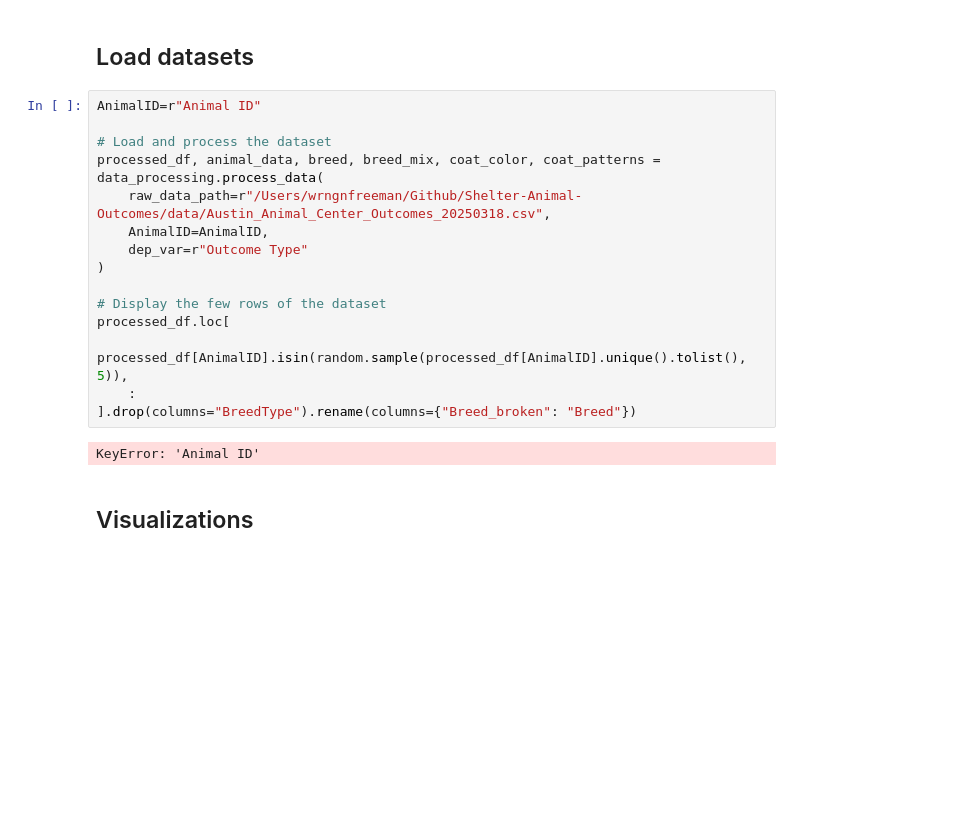
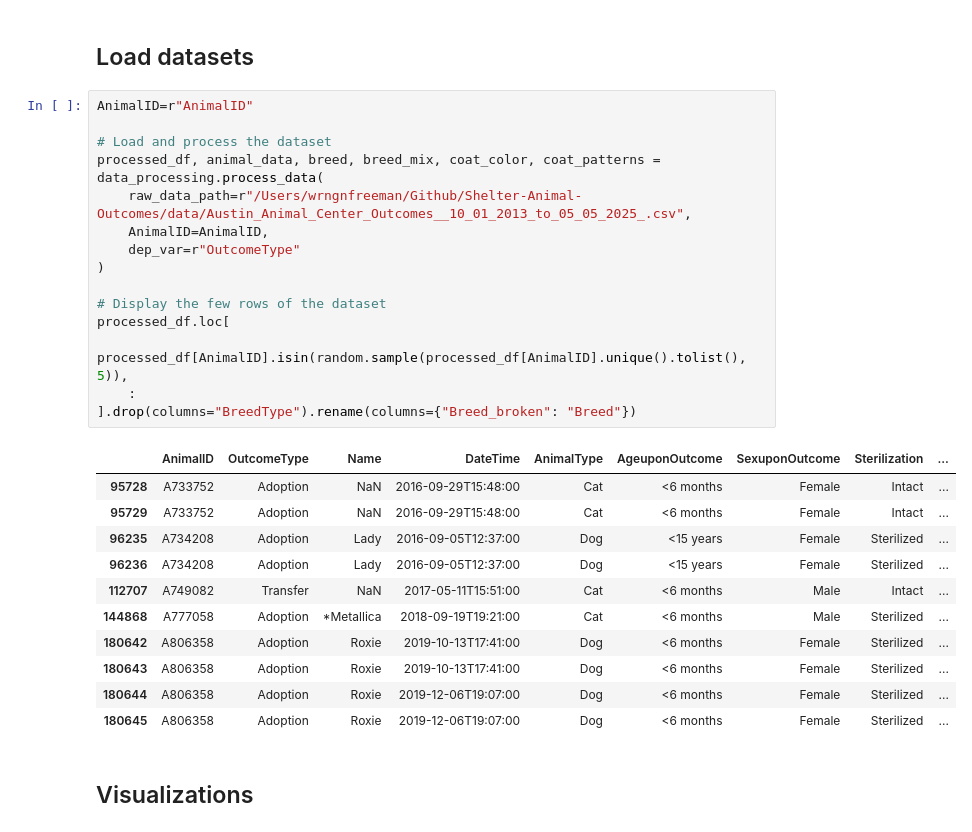
Before and after one commit to sandeepsanyal/Shelter-Animal-Outcomes, a Jupyter notebook: notebooks/exploratory_analysis.ipynb, the cells around one changed output. Cells and saved outputs as stored; diff of their text form; blank space fills up the shorter version.

```diff
--- a/notebooks/exploratory_analysis.ipynb
+++ b/notebooks/exploratory_analysis.ipynb
@@ -22,22 +22,32 @@ import data_processing, viz
 # %% [markdown]
 ## Load datasets
 # %%
-AnimalID=r"Animal ID"
+AnimalID=r"AnimalID"
 
 # Load and process the dataset
 processed_df, animal_data, breed, breed_mix, coat_color, coat_patterns = data_processing.process_data(
-    raw_data_path=r"/Users/wrngnfreeman/Github/Shelter-Animal-Outcomes/data/Austin_Animal_Center_Outcomes_20250318.csv",
+    raw_data_path=r"/Users/wrngnfreeman/Github/Shelter-Animal-Outcomes/data/Austin_Animal_Center_Outcomes__10_01_2013_to_05_05_2025_.csv",
     AnimalID=AnimalID,
-    dep_var=r"Outcome Type"
+    dep_var=r"OutcomeType"
 )
 
 # Display the few rows of the dataset
 processed_df.loc[
     processed_df[AnimalID].isin(random.sample(processed_df[AnimalID].unique().tolist(), 5)),
     :
 ].drop(columns="BreedType").rename(columns={"Breed_broken": "Breed"})
 # %% [output]
-KeyError: 'Animal ID'
+|  | AnimalID | OutcomeType | Name | DateTime | AnimalType | AgeuponOutcome | SexuponOutcome | Sterilization | ... |
+| 95728 | A733752 | Adoption | NaN | 2016-09-29T15:48:00 | Cat | <6 months | Female | Intact | ... |
+| 95729 | A733752 | Adoption | NaN | 2016-09-29T15:48:00 | Cat | <6 months | Female | Intact | ... |
+| 96235 | A734208 | Adoption | Lady | 2016-09-05T12:37:00 | Dog | <15 years | Female | Sterilized | ... |
+| 96236 | A734208 | Adoption | Lady | 2016-09-05T12:37:00 | Dog | <15 years | Female | Sterilized | ... |
+| 112707 | A749082 | Transfer | NaN | 2017-05-11T15:51:00 | Cat | <6 months | Male | Intact | ... |
+| 144868 | A777058 | Adoption | *Metallica | 2018-09-19T19:21:00 | Cat | <6 months | Male | Sterilized | ... |
+| 180642 | A806358 | Adoption | Roxie | 2019-10-13T17:41:00 | Dog | <6 months | Female | Sterilized | ... |
+| 180643 | A806358 | Adoption | Roxie | 2019-10-13T17:41:00 | Dog | <6 months | Female | Sterilized | ... |
+| 180644 | A806358 | Adoption | Roxie | 2019-12-06T19:07:00 | Dog | <6 months | Female | Sterilized | ... |
+| 180645 | A806358 | Adoption | Roxie | 2019-12-06T19:07:00 | Dog | <6 months | Female | Sterilized | ... |
 # %% [markdown]
 ## Visualizations
 # %% [markdown]
```
Also changed, not shown: parts of 9 cells of this notebook, 2 other files.
